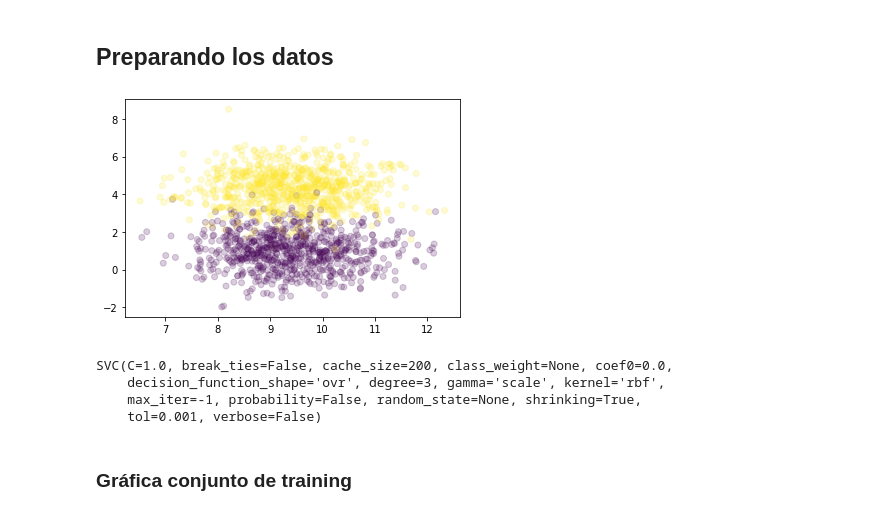
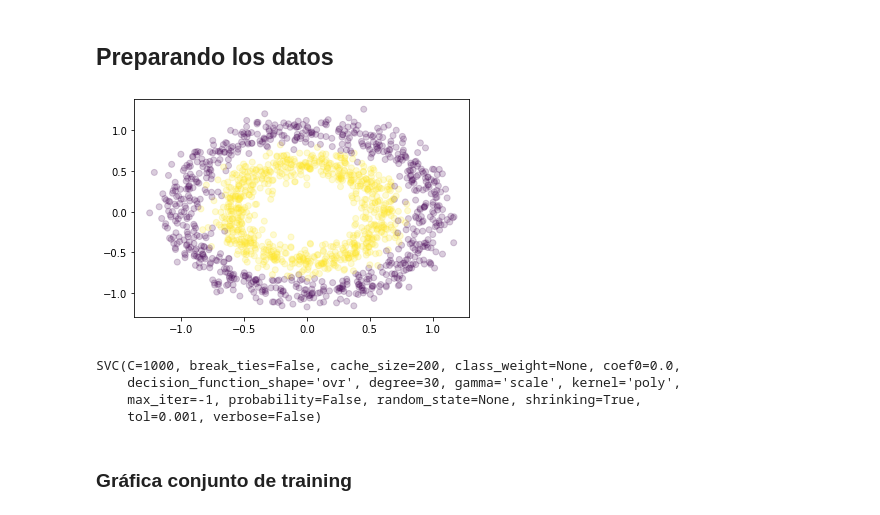
Before and after one commit to calderonf/CursoMachineLearning, a Jupyter notebook: Codigo/SVM_ejemplos.ipynb, the cells around one changed output. Saved outputs shown, nothing was run; the diff lists cells and outputs as text; code cells hidden in the pictures.

```diff
--- a/Codigo/SVM_ejemplos.ipynb
+++ b/Codigo/SVM_ejemplos.ipynb
@@ -23,17 +24,18 @@ from sklearn import svm
 # %% [markdown]
 ## Preparando los datos
 # %%
-Xtotal, ytotal = make_blobs(n_samples = 1500, centers = 2, n_features=2, shuffle=True, random_state=4)#4 y 30 da un buen cluster para probar
+#Xtotal, ytotal = make_blobs(n_samples = 1500, centers = 2, n_features=2, shuffle=True, random_state=4)#4 y 30 da un buen cluster para probar
+Xtotal, ytotal = make_circles(n_samples=1500, shuffle=True, noise=0.1, random_state=4, factor=0.6)
 plt.figure()
 plt.scatter(Xtotal[:,0],Xtotal[:,1],c=ytotal,alpha=0.2)#ver: https://matplotlib.org/3.3.1/api/_as_gen/matplotlib.pyplot.scatter.html
 plt.show()
 X_train, X_test, y_train, y_test = train_test_split(Xtotal, ytotal, random_state=0)
 scaler = StandardScaler()# Ejercicio, no use la escalización de los datos a ver que tal funciona!
 scaler.fit(X_train)# el fit de los datos solo se hace con el conjunto de entrenamiento!
 X_train = scaler.transform(X_train)
 X_test = scaler.transform(X_test)
 # %% [output]
-[figure, old version]
+[figure, new version]
 # %%
 kernels=['linear', 'poly', 'rbf', 'sigmoid']
 #lineal
@@ -47,15 +49,19 @@ kernels=['linear', 'poly', 'rbf', 'sigmoid']
 #polinomial cúbico
 #Kernel=1
 #msv = svm.SVC(kernel=kernels[Kernel],degree=3)
+
+#polinomial orden 6
+Kernel=1
+msv = svm.SVC(C=1000,kernel=kernels[Kernel],degree=30)
 #rbf
-Kernel=2
-msv = svm.SVC(kernel=kernels[Kernel])
+#Kernel=2
+#msv = svm.SVC(kernel=kernels[Kernel])
 #https://scikit-learn.org/stable/modules/generated/sklearn.svm.SVC.html#sklearn.svm.SVC
 
 msv.fit(X_train, y_train)
 # %% [output]
-SVC(C=1.0, break_ties=False, cache_size=200, class_weight=None, coef0=0.0,
-    decision_function_shape='ovr', degree=3, gamma='scale', kernel='rbf',
+SVC(C=1000, break_ties=False, cache_size=200, class_weight=None, coef0=0.0,
+    decision_function_shape='ovr', degree=30, gamma='scale', kernel='poly',
     max_iter=-1, probability=False, random_state=None, shrinking=True,
     tol=0.001, verbose=False)
 # %% [markdown]
```
Also changed, not shown: parts of 4 cells of this notebook.
